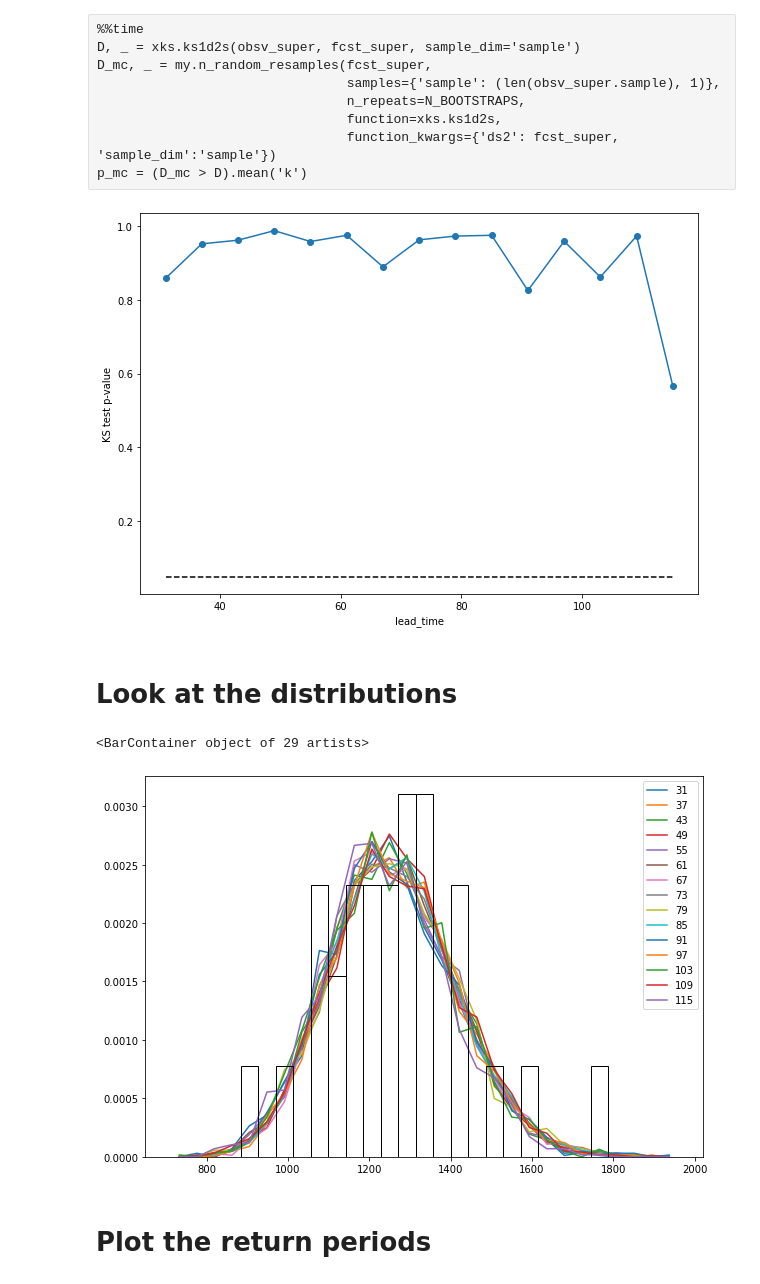
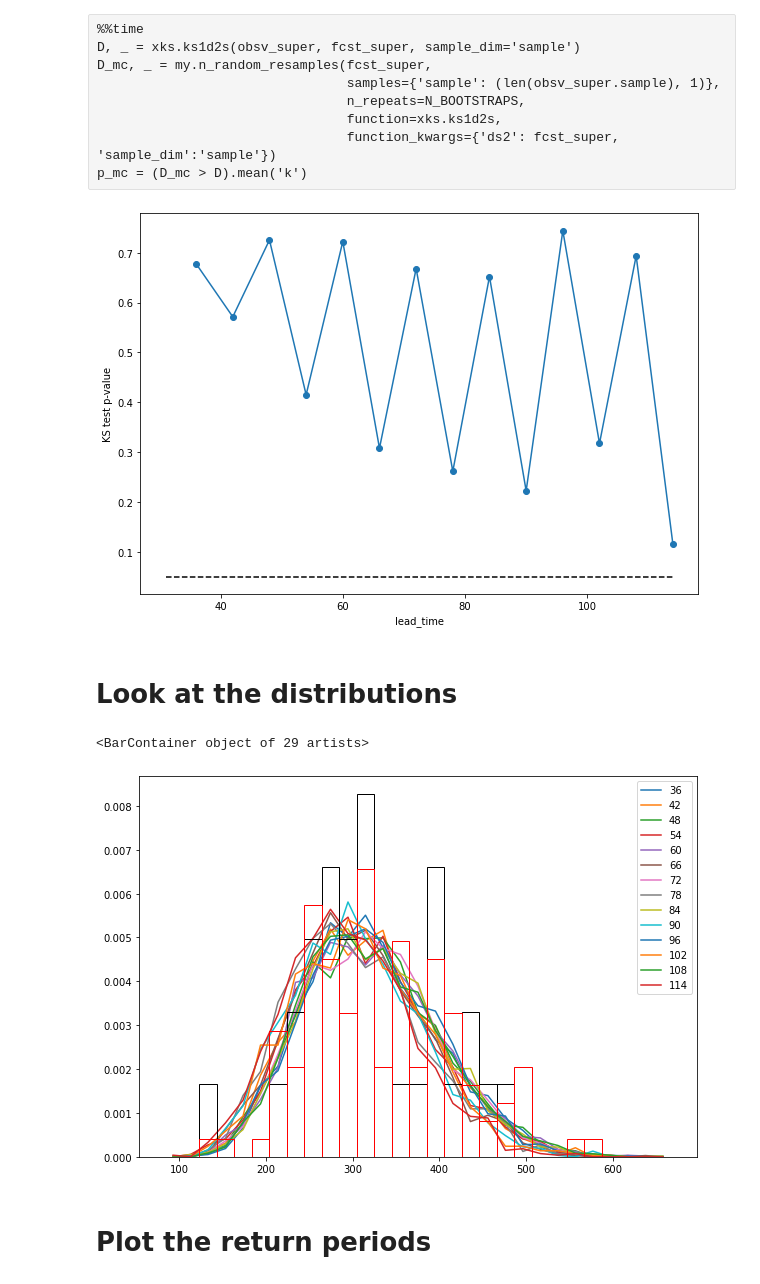
Before and after one commit to dougiesquire/hydro_tasmania, a Jupyter notebook: 2020/2.0_unseen.ipynb, the cells around one changed output. Cells and saved outputs as stored; diff of their text form; code cells hidden in the pictures.

```diff
--- a/2020/2.0_unseen.ipynb
+++ b/2020/2.0_unseen.ipynb
@@ -74,9 +74,10 @@ def resample_forecasts_monthly(ds, n_months, end_month, method='sum',
 # %% [markdown]
 # Stack the data
 # %%
-N_MONTHS = 12
-END_MONTH = 12
+N_MONTHS = 3
+END_MONTH = 11
 ACC_METHOD = 'sum'
+OBS_METHOD = 'Q-NOV'
 # %%
 obsv_ds = 'awap' if VARIABLE == 'precip' else 'jra55'
 obsv = my.open_zarr(f'data/{obsv_ds}_{VARIABLE}_{REGION}_ts.zarr.zip').compute()
@@ -90,14 +91,12 @@ fcst_acc = resample_forecasts_monthly(
 fcst_acc = fcst_acc.assign_coords({
     'time': fcst_acc.time.fillna(cftime.DatetimeJulian(1800, 1, 1))})
 
-obsv_acc = obsv.resample(time='A-DEC').sum()
+obsv_acc = getattr(obsv.resample(time=OBS_METHOD), ACC_METHOD)()
 # %% [markdown]
 # Keep only a certain month
 # %%
-month = END_MONTH
-
-fcst_acc = fcst_acc.where(fcst_acc.time.dt.month == month, drop=True)
-obsv_acc = obsv_acc.where(obsv_acc.time.dt.month == month, drop=True)
+fcst_acc = fcst_acc.where(fcst_acc.time.dt.month == END_MONTH, drop=True)
+obsv_acc = obsv_acc.where(obsv_acc.time.dt.month == END_MONTH, drop=True)
 # %% [markdown]
 # Test which leads are correlated
 # %%
@@ -187,31 +190,37 @@ plt.plot([min_lead_month,fcst_acc.lead_time.max()],[0.05,0.05],'k--')
 
 plt.ylabel('KS test p-value');
 # %% [output]
-[figure, old version]
+[figure, new version]
 # %% [markdown]
 # Look at the distributions
 # %%
 plt.figure(figsize=(10,7))
 
 bins = np.linspace(fcst_super[VARIABLE].min(),
                    fcst_super[VARIABLE].max(),
                    30)
 
 for lead in fcst_super.lead_time:
     data = fcst_super[VARIABLE].sel(lead_time=lead).values
     hist, bin_edges = np.histogram(data[~np.isnan(data)], bins=bins, density=True)
     bin_centers = 0.5 * (bin_edges[:-1] + bin_edges[1:])
     plt.plot(bin_centers, hist, zorder=1)
 plt.legend(fcst_super.lead_time.values)
 
 data = obsv_super[VARIABLE].values
 hist, bin_edges = np.histogram(data[~np.isnan(data)], bins=bins, density=True)
 bin_centers = 0.5 * (bin_edges[:-1] + bin_edges[1:])
 bin_width = bin_edges[1]-bin_edges[0]
 plt.bar(bin_centers, hist, width=bin_width, edgecolor='k', facecolor='none', zorder=2)
+
+data = obsv_acc[VARIABLE].values
+hist, bin_edges = np.histogram(data[~np.isnan(data)], bins=bins, density=True)
+bin_centers = 0.5 * (bin_edges[:-1] + bin_edges[1:])
+bin_width = bin_edges[1]-bin_edges[0]
+plt.bar(bin_centers, hist, width=bin_width, edgecolor='r', facecolor='none', zorder=2)
 # %% [output]
 <BarContainer object of 29 artists>
-[figure, old version]
+[figure, new version]
 # %% [markdown]
 # Plot the return periods
 # %%
```
Also changed, not shown: parts of 27 cells of this notebook.
